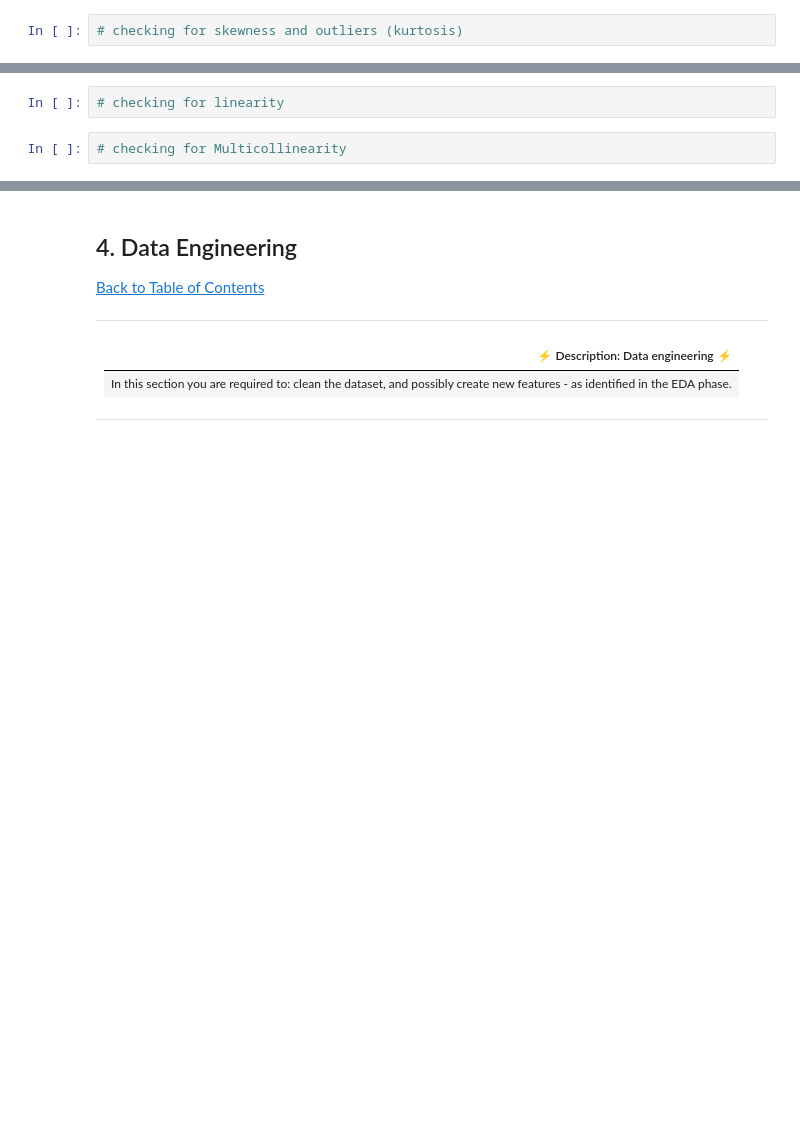
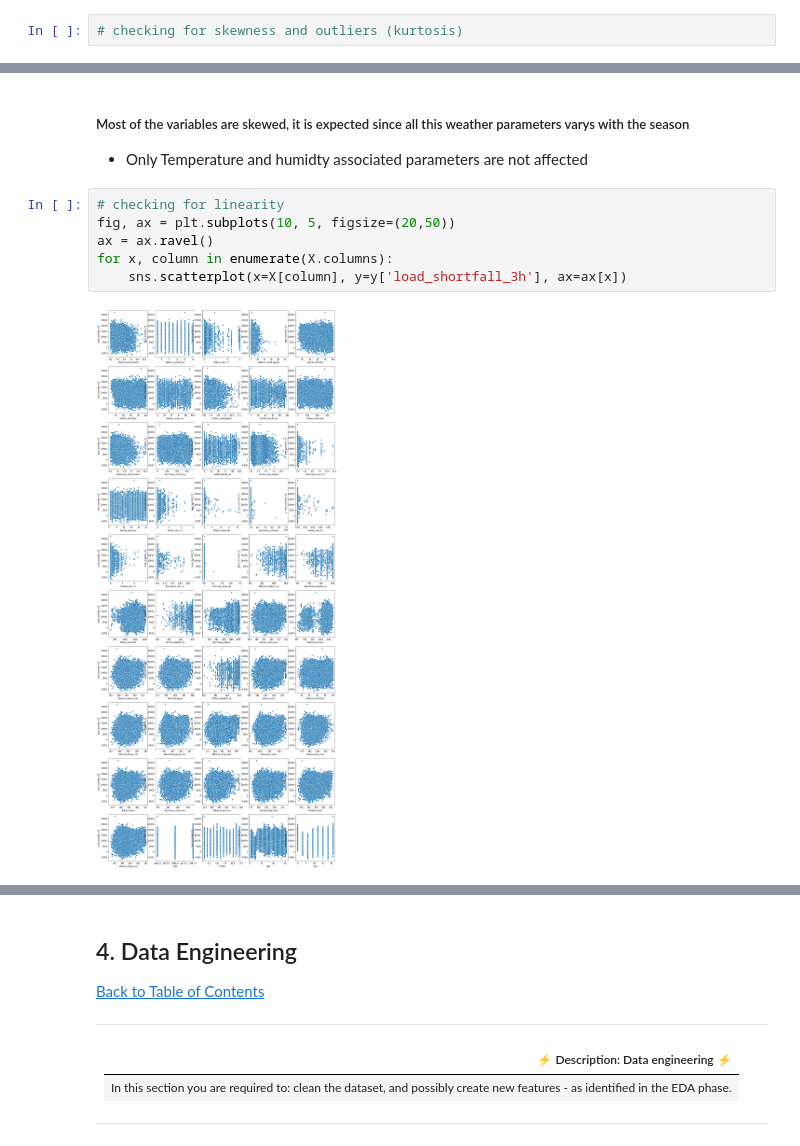
Before and after one commit to Adegbem/load-shortfall-regression-predict-api, a Jupyter notebook: template.ipynb, the cells around one changed output, grey strips where cells are left out. Saved outputs shown, nothing was run; the diff lists cells and outputs as text; blank space fills up the shorter version.

```diff
--- a/template.ipynb
+++ b/template.ipynb
@@ -312,4 +385,11 @@ y.describe().T
+# %% [markdown]
+##### Most of the variables are skewed, it is expected since all this weather parameters varys with the season
+- Only Temperature and humidty associated parameters are not affected
 # %%
 # checking for linearity
+fig, ax = plt.subplots(10, 5, figsize=(20,50))
+ax = ax.ravel()
+for x, column in enumerate(X.columns):
+    sns.scatterplot(x=X[column], y=y['load_shortfall_3h'], ax=ax[x])
+# %% [output]
+[figure, added]
-# %%
-# checking for Multicollinearity
```
Also changed, not shown: parts of 115 cells of this notebook.
